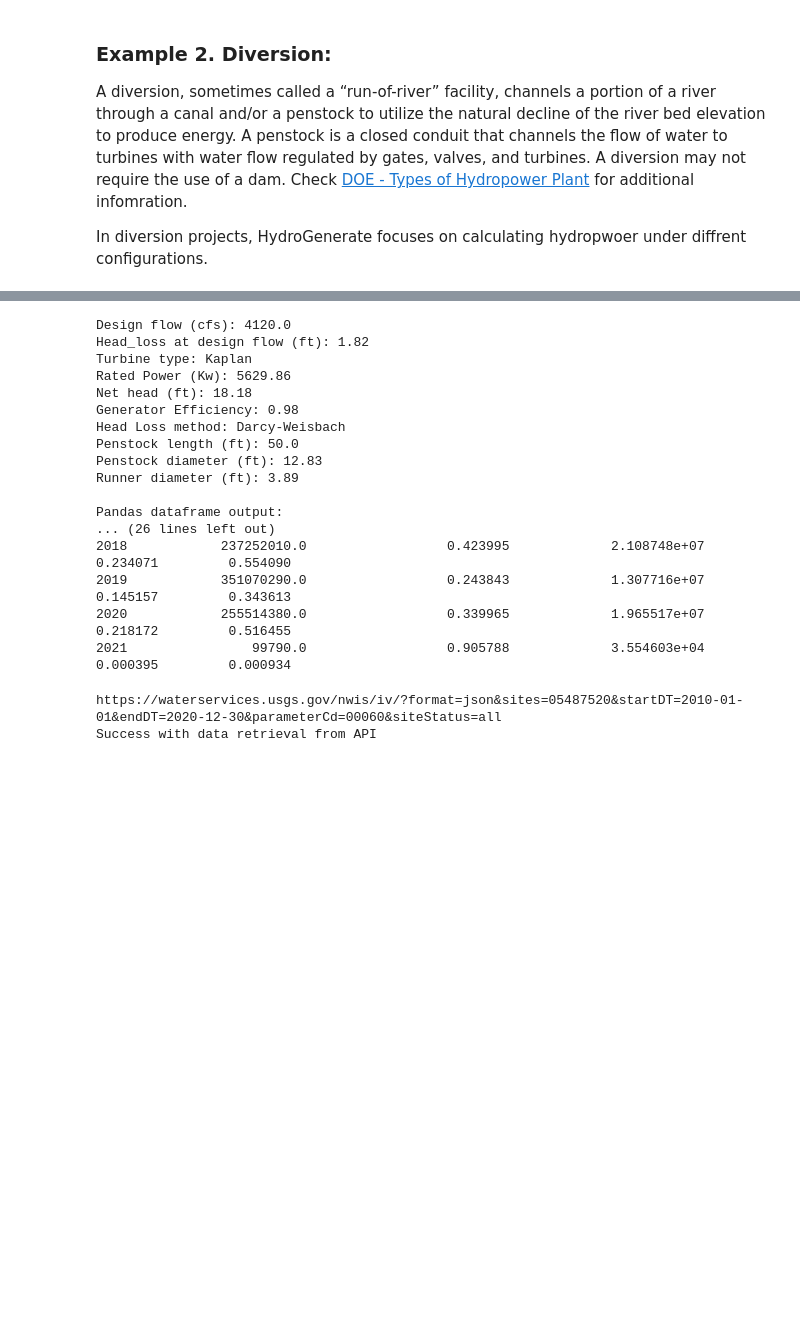
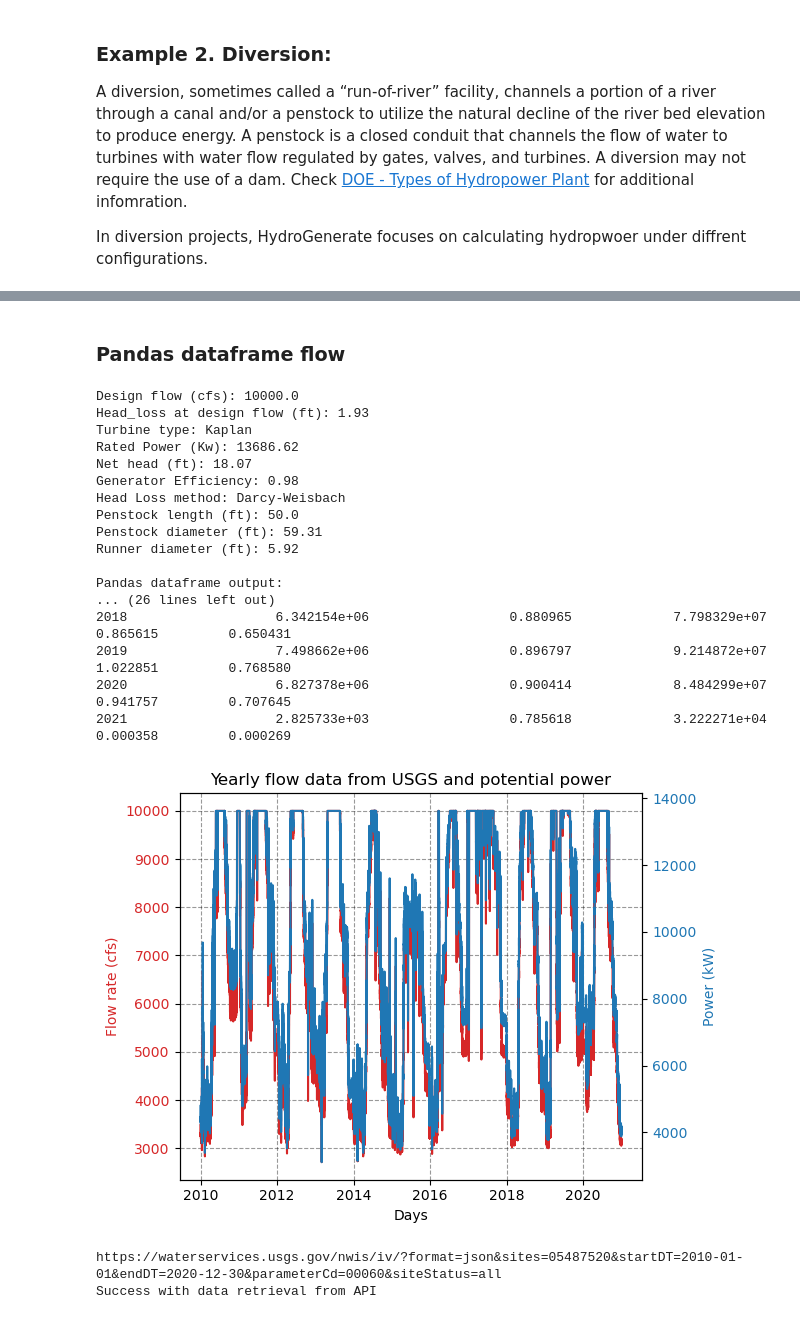
Before and after one commit to IdahoLabResearch/HydroGenerate, a Jupyter notebook: examples/HydroGenerate_Workflow.ipynb, the cells around one changed output, grey strips where cells are left out. Cells and saved outputs as stored; diff of their text form; code cells hidden in the pictures; blank space fills up the shorter version.

```diff
--- a/examples/HydroGenerate_Workflow.ipynb
+++ b/examples/HydroGenerate_Workflow.ipynb
@@ -317,6 +314,8 @@ Runner diameter (ft): 6.14
 Flow range evaluated (cfs): [3260. 3270. 3250. ... 3170. 3100. 3150.]
 Turbine Efficiency for the given flow range: [0.768 0.77  0.766 ... 0.751 0.736 0.747]
 Power (kW) for the given flow range: [4118.3 4140.3 4096.2 ... 3917.7 3759.3 3872.7]
+# %% [markdown]
+### Pandas dataframe flow
 # %%
 # 2.6) Using flow as a pandas dataframe and adding annual energy calculation
 
@@ -333,8 +332,10 @@ penstock_length = 50 # ft
 hp_type = 'Diversion'
 
 hp = calculate_hp_potential(flow= flow, rated_power= power, head= head,
-                           hydropower_type= hp_type, penstock_length= penstock_length,
-                           flow_column= 'discharge_cfs', annual_caclulation= True)
+                            # turbine_type='Francis',
+                            design_flow= 10000,
+                            hydropower_type= hp_type, penstock_length= penstock_length,
+                            flow_column= 'discharge_cfs', annual_caclulation= True)
 
 pd.set_option('display.max_columns', 10) #
 pd.set_option('display.width', 1000)
@@ -354,23 +355,49 @@ print('Runner diameter (ft):', round(hp.runner_diameter,2))
 print('\nPandas dataframe output: \n', hp.dataframe_output)
 print('Annual output: \n', hp.annual_dataframe_output)
 # %% [output]
-Design flow (cfs): 4120.0
-Head_loss at design flow (ft): 1.82
+Design flow (cfs): 10000.0
+Head_loss at design flow (ft): 1.93
 Turbine type: Kaplan
-Rated Power (Kw): 5629.86
-Net head (ft): 18.18
+Rated Power (Kw): 13686.62
+Net head (ft): 18.07
 Generator Efficiency: 0.98
 Head Loss method: Darcy-Weisbach
 Penstock length (ft): 50.0
-Penstock diameter (ft): 12.83
-Runner diameter (ft): 3.89
+Penstock diameter (ft): 59.31
+Runner diameter (ft): 5.92
 
 Pandas dataframe output:
 ... (26 lines left out)
-2018            237252010.0                  0.423995             2.108748e+07    0.234071         0.554090
-2019            351070290.0                  0.243843             1.307716e+07    0.145157         0.343613
-2020            255514380.0                  0.339965             1.965517e+07    0.218172         0.516455
-2021                99790.0                  0.905788             3.554603e+04    0.000395         0.000934
+2018                   6.342154e+06                  0.880965             7.798329e+07    0.865615         0.650431
+2019                   7.498662e+06                  0.896797             9.214872e+07    1.022851         0.768580
+2020                   6.827378e+06                  0.900414             8.484299e+07    0.941757         0.707645
+2021                   2.825733e+03                  0.785618             3.222271e+04    0.000358         0.000269
+# %%
+# Plot results
+# Columns:  discharge_cfs   site_id     power_kW  efficiency   energy_kWh
+
+df = hp.dataframe_output.copy()
+fig, ax1 = plt.subplots()
+
+
+color = 'tab:red'
+ax1.set_xlabel('Days')
+ax1.set_ylabel('Flow rate (cfs)', color=color)
+ax1.plot(df['turbine_flow_cfs'], label="Flow rate", color=color)
+ax1.tick_params(axis='y', labelcolor=color)
+
+ax2 = ax1.twinx()  # instantiate a second axes that shares the same x-axis
+color = 'tab:blue'
+ax2.set_ylabel('Power (kW)', color=color)  # we already handled the x-label with ax1
+ax2.plot(df['power_kW'],'b-',label="Power", color=color)
+ax2.tick_params(axis='y', labelcolor=color)
+ax1.grid(True, axis='both', color='k',linestyle='--',alpha=0.4)
+plt.title("Yearly flow data from USGS and potential power")
+fig.tight_layout()  # otherwise the right y-label is slightly clipped
+#plt.savefig(os.path.join('..','fig','usgs_twin_falls_flow_power.jpg'))
+plt.show()
+# %% [output]
+[figure, added]
 # %%
 # 2.7) Use streamflow data from a USGS stream gage.
 # HydroGenerate has functions to
```
Also changed, not shown: parts of 12 cells of this notebook, 4 other files.
